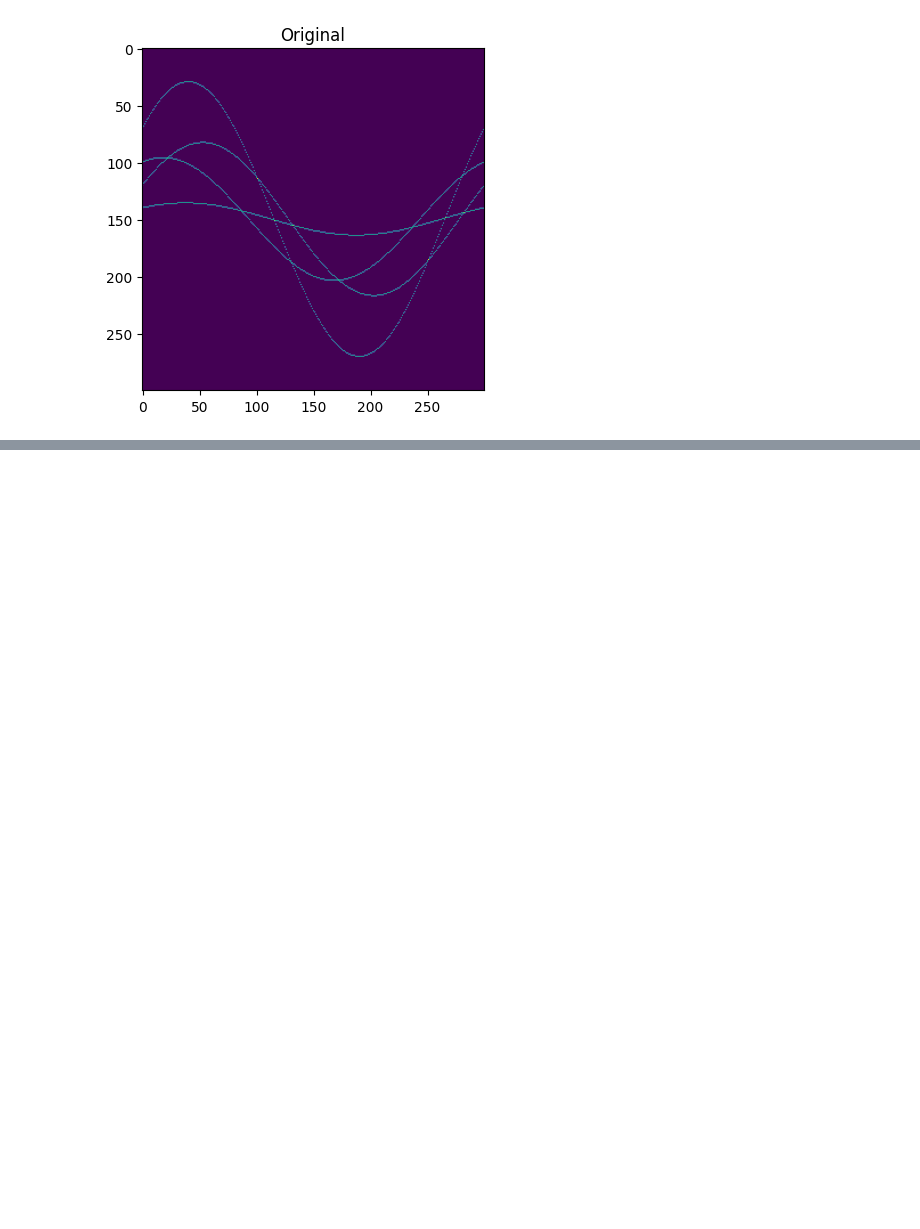
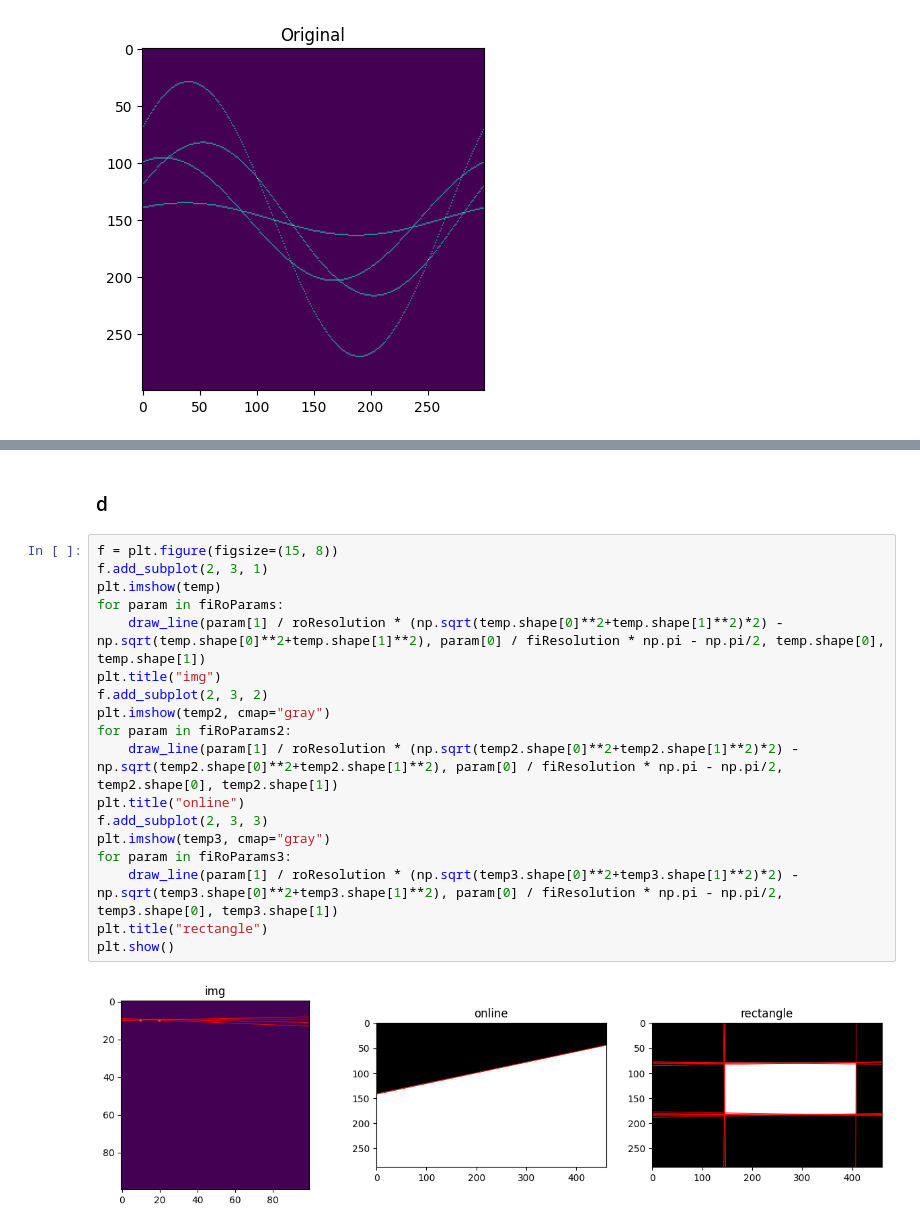
Before and after one commit to theBOSS121/uzassignment3, a Jupyter notebook: exercise3.ipynb, the cells around one changed output, grey strips where cells are left out. Cells and saved outputs as stored; diff of their text form; blank space fills up the shorter version.

```diff
--- a/exercise3.ipynb
+++ b/exercise3.ipynb
@@ -91,0 +213,22 @@ plt.show()
+# %% [markdown]
+### d
+# %%
+f = plt.figure(figsize=(15, 8))
+f.add_subplot(2, 3, 1)
+plt.imshow(temp)
+for param in fiRoParams:
+    draw_line(param[1] / roResolution * (np.sqrt(temp.shape[0]**2+temp.shape[1]**2)*2) - np.sqrt(temp.shape[0]**2+temp.shape[1]**2), param[0] / fiResolution * np.pi - np.pi/2, temp.shape[0], temp.shape[1])
+plt.title("img")
+f.add_subplot(2, 3, 2)
+plt.imshow(temp2, cmap="gray")
+for param in fiRoParams2:
+    draw_line(param[1] / roResolution * (np.sqrt(temp2.shape[0]**2+temp2.shape[1]**2)*2) - np.sqrt(temp2.shape[0]**2+temp2.shape[1]**2), param[0] / fiResolution * np.pi - np.pi/2, temp2.shape[0], temp2.shape[1])
+plt.title("online")
+f.add_subplot(2, 3, 3)
+plt.imshow(temp3, cmap="gray")
+for param in fiRoParams3:
+    draw_line(param[1] / roResolution * (np.sqrt(temp3.shape[0]**2+temp3.shape[1]**2)*2) - np.sqrt(temp3.shape[0]**2+temp3.shape[1]**2), param[0] / fiResolution * np.pi - np.pi/2, temp3.shape[0], temp3.shape[1])
+plt.title("rectangle")
+plt.show()
+# %% [output]
+[figure, added]
```
Also changed, not shown: parts of 11 cells of this notebook, 1 other file.
